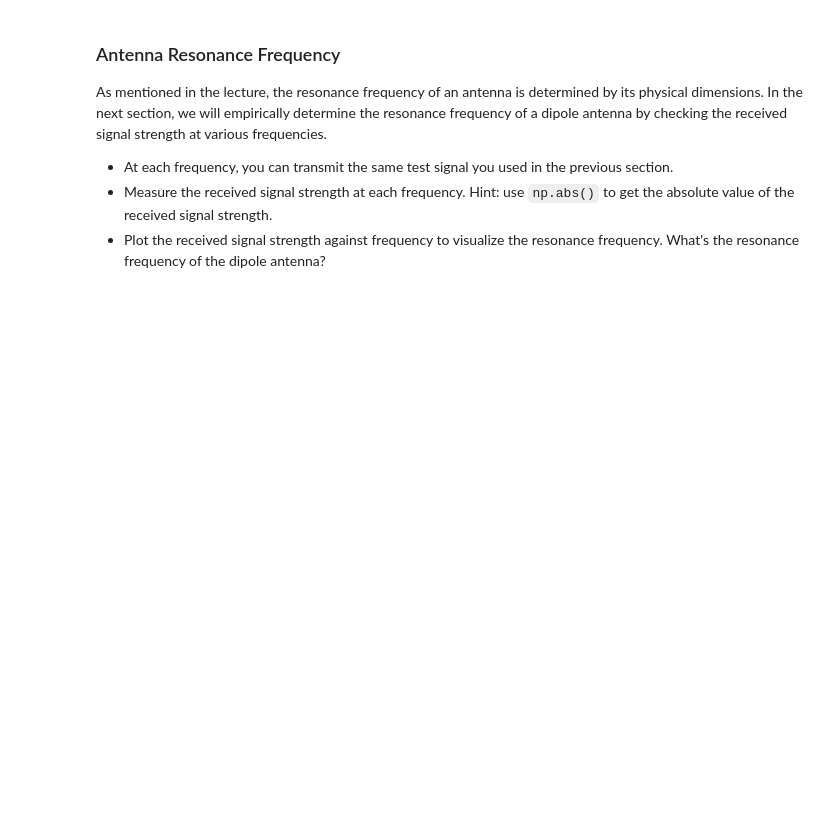
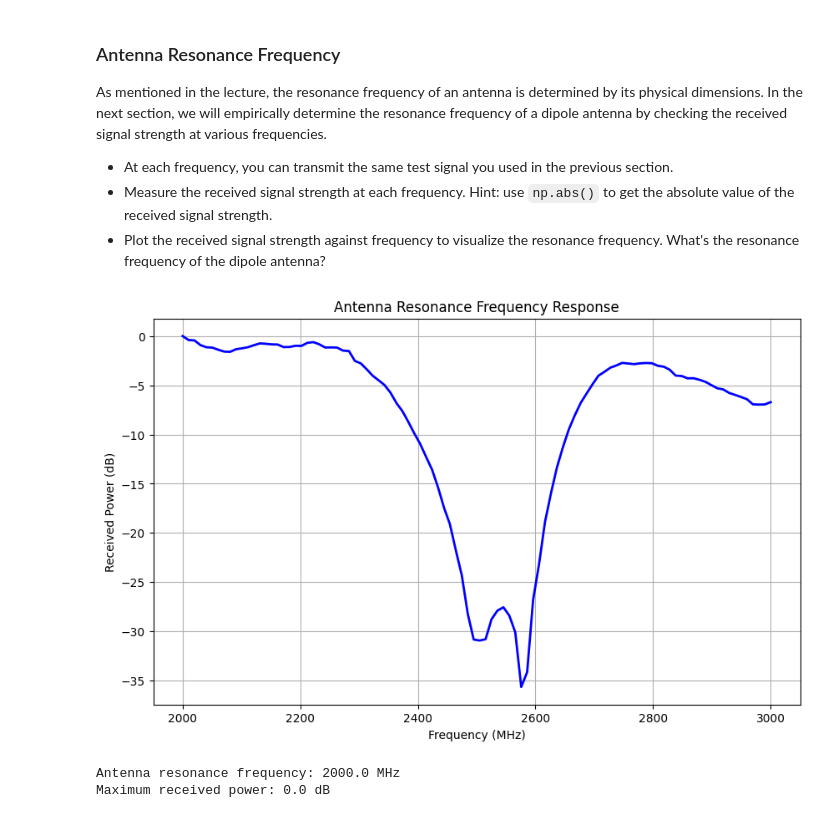
Before and after one commit to ArnavDagar/Cluster8-SDR-FinalProject, a Jupyter notebook: antenna_lab.ipynb, the cells around one changed output. Cells and saved outputs as stored; diff of their text form; code cells hidden in the pictures; blank space fills up the shorter version.

Commit message:
Completed antenna_lab.ipynb

```diff
--- a/antenna_lab.ipynb
+++ b/antenna_lab.ipynb
@@ -66,14 +73,35 @@ As mentioned in the lecture, the resonance frequency of an antenna is determined
 # %%
 # %% Find the antenna resonance frequency by transmitting the same signal across dif
 # ferent frequencies
 frequencies = np.linspace(2000e6, 3000e6, 100)
 rx_powers = []
 
 for f in frequencies:
     # TODO: complete this `for` loop to transmit and receive at each frequency
-    pass
+    sdr.carrier_frequency = int(f)  # Set carrier frequency
+    sdr.tx(tx_signal)  # Transmit the same test signal
+    rx_signal = sdr.rx()  # Receive signal
+    rx_power = np.mean(np.abs(rx_signal)**2)  # Calculate average power
+    rx_powers.append(rx_power)
 
 rx_powers = np.array(rx_powers) / np.max(rx_powers)  # Normalize the received powers
 rx_powers_db = 10 * np.log10(rx_powers)  # Convert to dB scale
 
 # TODO: plot the received powers against frequencies
+plt.figure(figsize=(10, 6))
+plt.plot(frequencies / 1e6, rx_powers_db, 'b-', linewidth=2)
+plt.xlabel("Frequency (MHz)")
+plt.ylabel("Received Power (dB)")
+plt.title("Antenna Resonance Frequency Response")
+plt.grid(True)
+plt.show()
+
+# Find and display the resonance frequency
+max_idx = np.argmax(rx_powers)
+resonance_freq = frequencies[max_idx]
+print(f"Antenna resonance frequency: {resonance_freq/1e6:.1f} MHz")
+print(f"Maximum received power: {rx_powers_db[max_idx]:.1f} dB")
+# %% [output]
+[figure, added]
+Antenna resonance frequency: 2000.0 MHz
+Maximum received power: 0.0 dB
```
Also changed, not shown: parts of 3 cells of this notebook.
